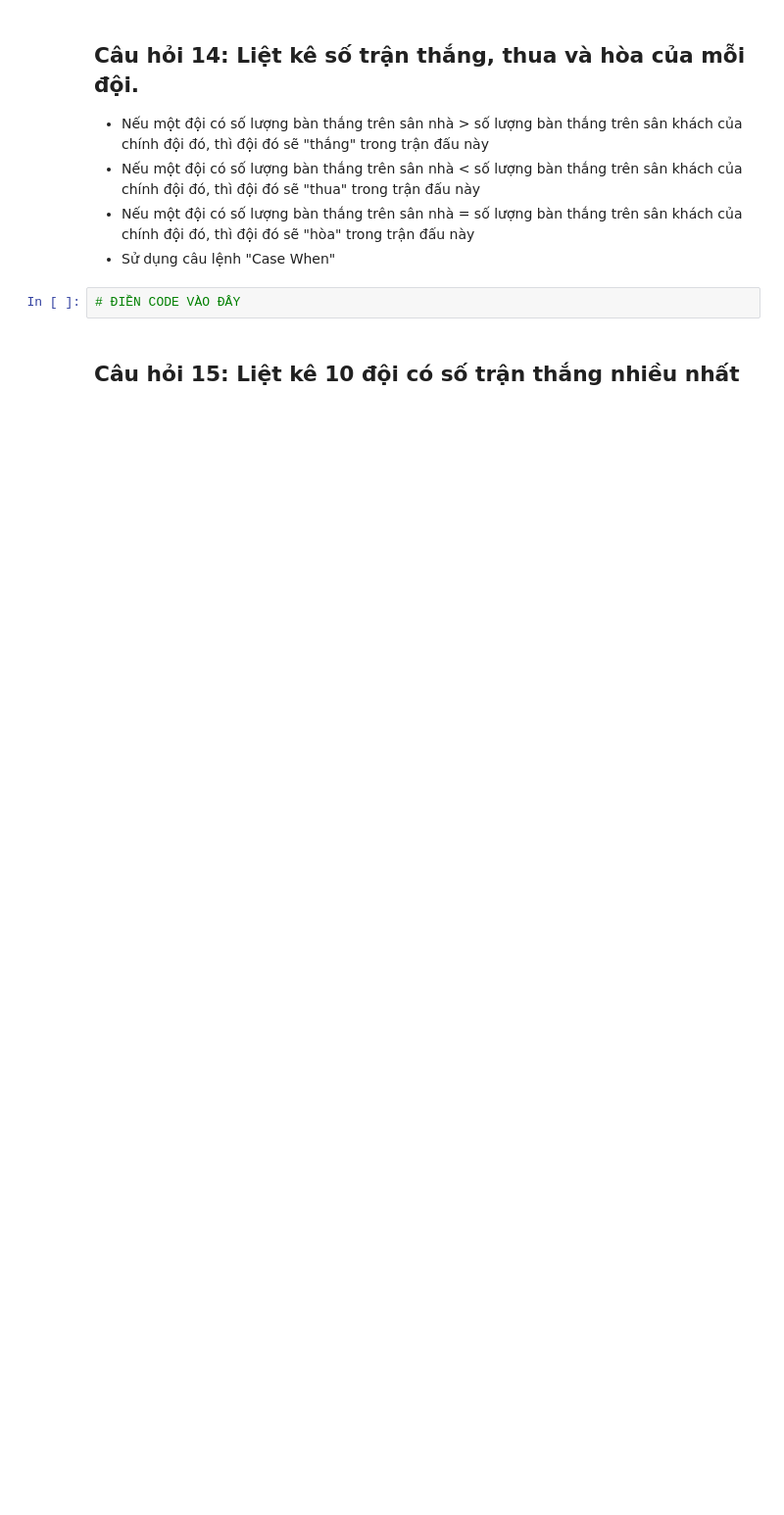
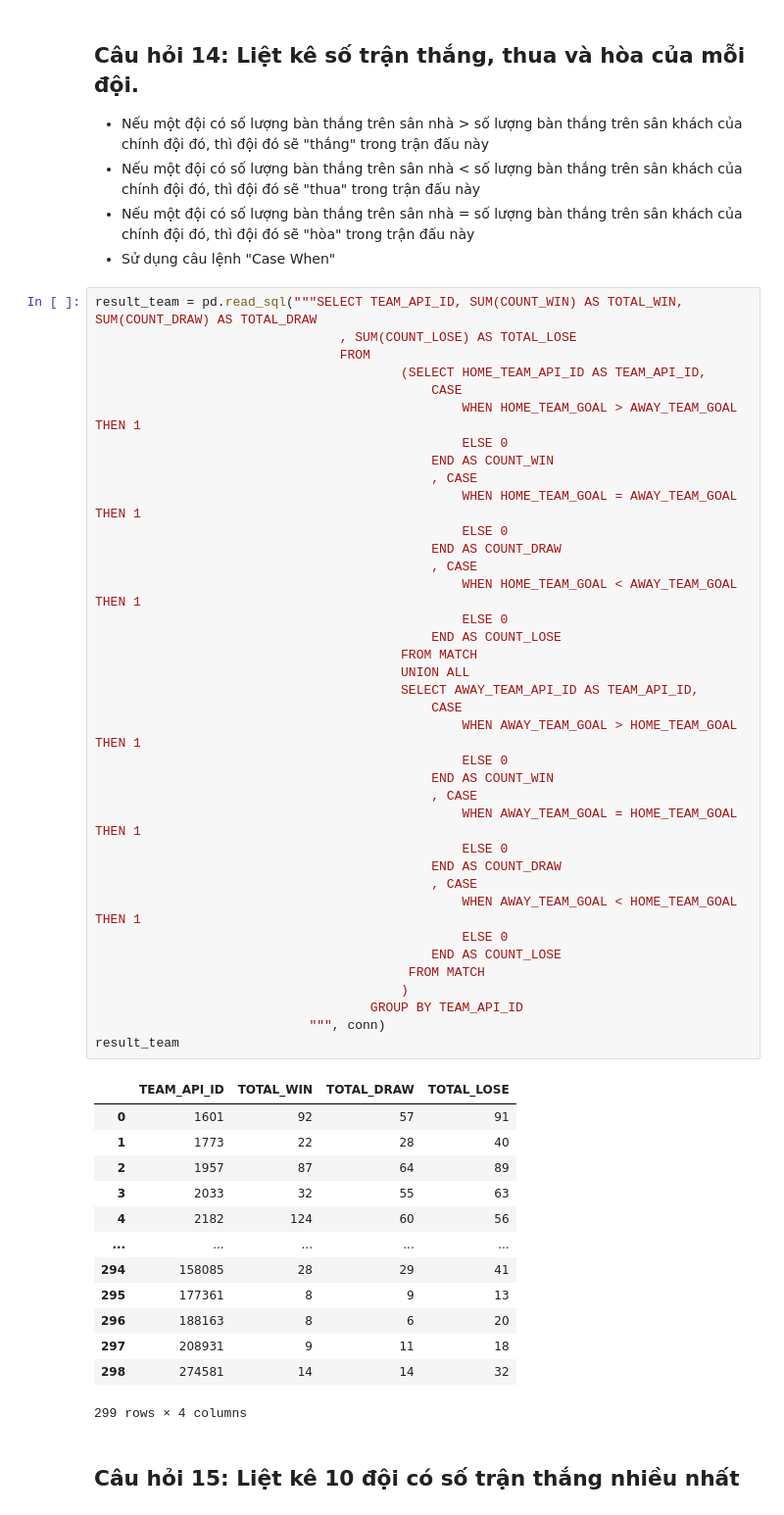
Before and after one commit to ysea1/asm, a Jupyter notebook: DSP302x_asm1_haiphFX22075@funix.edu.vn/[VN] European football-forStudent.ipynb, the cells around one changed output. Shown at 98% size. Cells and saved outputs as stored; diff of their text form; blank space fills up the shorter version.

```diff
--- a/DSP302x_asm1_haiphFX22075@funix.edu.vn/[VN] European football-forStudent.ipynb
+++ b/DSP302x_asm1_haiphFX22075@funix.edu.vn/[VN] European football-forStudent.ipynb
@@ -245,7 +339,56 @@ result_team
 - Nếu một đội có số lượng bàn thắng trên sân nhà < số lượng bàn thắng trên sân khách của chính đội đó, thì đội đó sẽ "thua" trong trận đấu này
 - Nếu một đội có số lượng bàn thắng trên sân nhà = số lượng bàn thắng trên sân khách của chính đội đó, thì đội đó sẽ "hòa" trong trận đấu này
 - Sử dụng câu lệnh "Case When"
-# %%
-# ĐIỀN CODE VÀO ĐÂY
+# %%
+result_team = pd.read_sql("""SELECT TEAM_API_ID, SUM(COUNT_WIN) AS TOTAL_WIN, SUM(COUNT_DRAW) AS TOTAL_DRAW
+                                , SUM(COUNT_LOSE) AS TOTAL_LOSE
+                                FROM
+                                        (SELECT HOME_TEAM_API_ID AS TEAM_API_ID,
+                                            CASE
+                                                WHEN HOME_TEAM_GOAL > AWAY_TEAM_GOAL THEN 1
+                                                ELSE 0
+                                            END AS COUNT_WIN
+                                            , CASE
+                                                WHEN HOME_TEAM_GOAL = AWAY_TEAM_GOAL THEN 1
+                                                ELSE 0
+                                            END AS COUNT_DRAW
+                                            , CASE
+                                                WHEN HOME_TEAM_GOAL < AWAY_TEAM_GOAL THEN 1
+                                                ELSE 0
+                                            END AS COUNT_LOSE
+                                        FROM MATCH
+                                        UNION ALL
+                                        SELECT AWAY_TEAM_API_ID AS TEAM_API_ID,
+                                            CASE
+                                                WHEN AWAY_TEAM_GOAL > HOME_TEAM_GOAL  THEN 1
+                                                ELSE 0
+                                            END AS COUNT_WIN
+                                            , CASE
+                                                WHEN AWAY_TEAM_GOAL = HOME_TEAM_GOAL  THEN 1
+                                                ELSE 0
+                                            END AS COUNT_DRAW
+                                            , CASE
+                                                WHEN AWAY_TEAM_GOAL < HOME_TEAM_GOAL THEN 1
+                                                ELSE 0
+                                            END AS COUNT_LOSE
+                                         FROM MATCH
+                                        )
+                                    GROUP BY TEAM_API_ID
+                            """, conn)
+result_team
+# %% [output]
+|  | TEAM_API_ID | TOTAL_WIN | TOTAL_DRAW | TOTAL_LOSE |
+| 0 | 1601 | 92 | 57 | 91 |
+| 1 | 1773 | 22 | 28 | 40 |
+| 2 | 1957 | 87 | 64 | 89 |
+| 3 | 2033 | 32 | 55 | 63 |
+| 4 | 2182 | 124 | 60 | 56 |
+| ... | ... | ... | ... | ... |
+| 294 | 158085 | 28 | 29 | 41 |
+| 295 | 177361 | 8 | 9 | 13 |
+| 296 | 188163 | 8 | 6 | 20 |
+| 297 | 208931 | 9 | 11 | 18 |
+| 298 | 274581 | 14 | 14 | 32 |
+299 rows × 4 columns
 # %% [markdown]
 ## Câu hỏi 15: Liệt kê 10 đội có số trận thắng nhiều nhất
```
Also changed, not shown: parts of 14 cells of this notebook.
